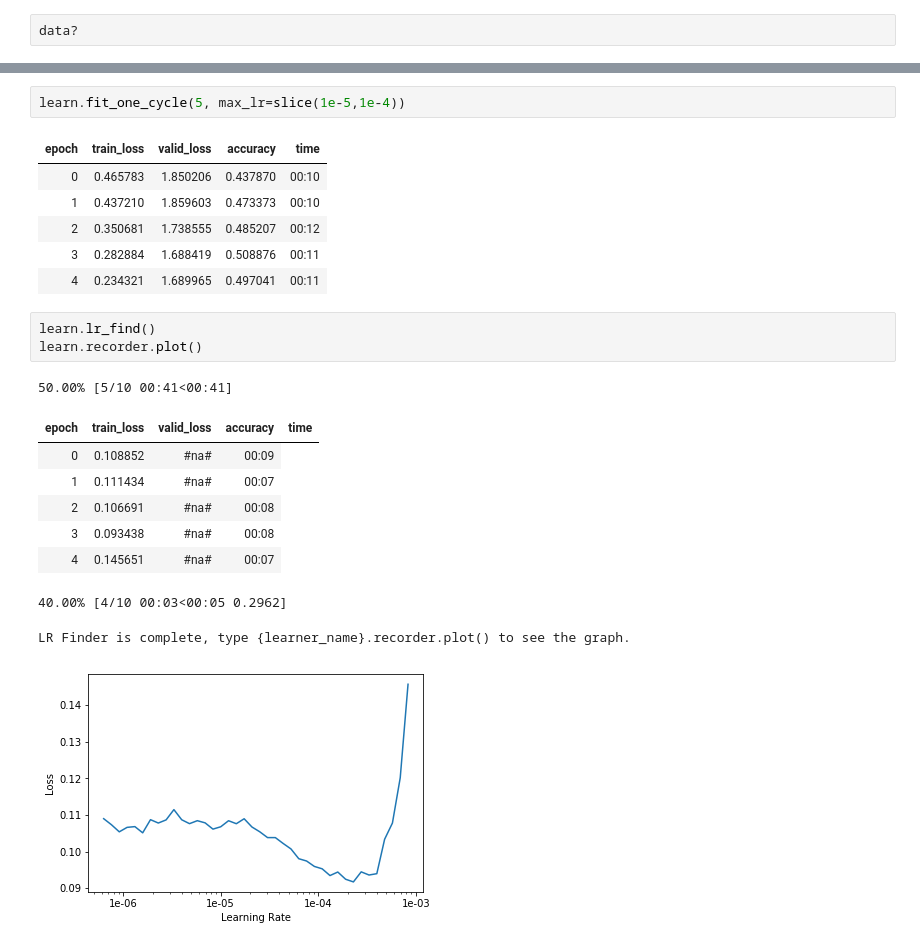
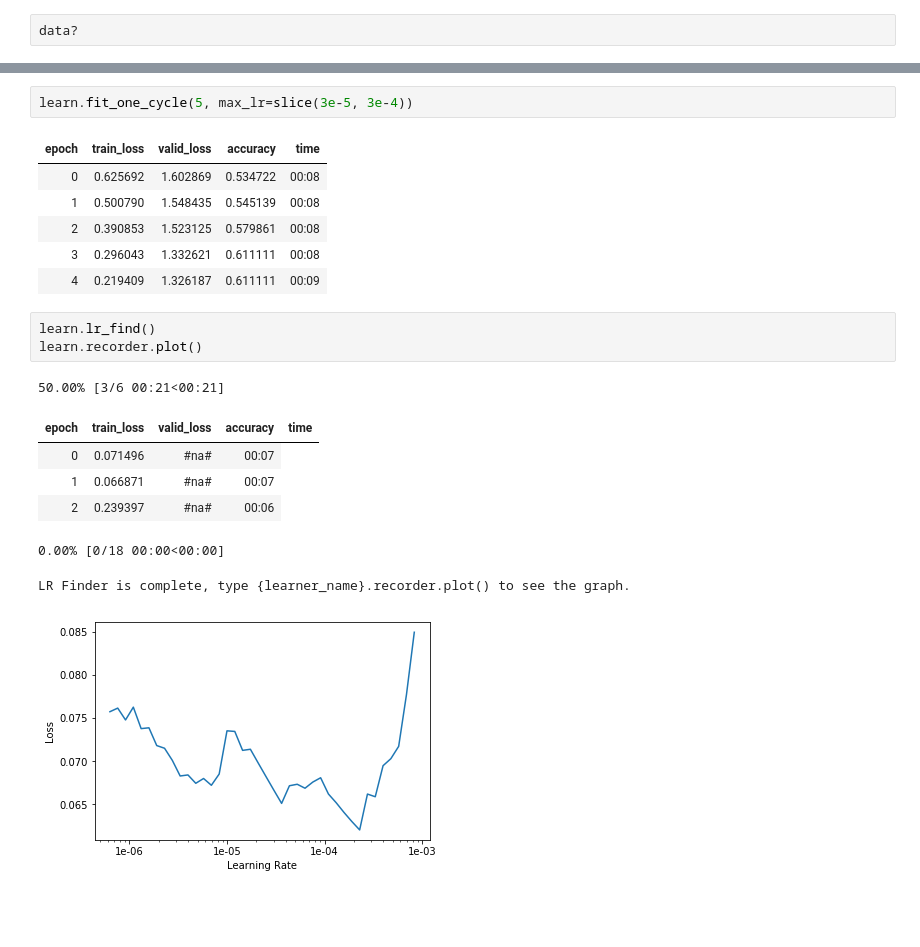
Before and after one commit to sahiljuneja/kaggle-ctds, a Jupyter notebook: model_train.ipynb, the cells around one changed output, grey strips where cells are left out. Drawn from its saved outputs; the diff is of its cells as text; blank space fills up the shorter version.

```diff
--- a/model_train.ipynb
+++ b/model_train.ipynb
@@ -70,24 +75,22 @@ learn.recorder.plot()
 # %%
-learn.fit_one_cycle(5, max_lr=slice(1e-5,1e-4))
+learn.fit_one_cycle(5, max_lr=slice(3e-5, 3e-4))
 # %% [output]
 | epoch | train_loss | valid_loss | accuracy | time |
-| 0 | 0.465783 | 1.850206 | 0.437870 | 00:10 |
-| 1 | 0.437210 | 1.859603 | 0.473373 | 00:10 |
-| 2 | 0.350681 | 1.738555 | 0.485207 | 00:12 |
-| 3 | 0.282884 | 1.688419 | 0.508876 | 00:11 |
-| 4 | 0.234321 | 1.689965 | 0.497041 | 00:11 |
+| 0 | 0.625692 | 1.602869 | 0.534722 | 00:08 |
+| 1 | 0.500790 | 1.548435 | 0.545139 | 00:08 |
+| 2 | 0.390853 | 1.523125 | 0.579861 | 00:08 |
+| 3 | 0.296043 | 1.332621 | 0.611111 | 00:08 |
+| 4 | 0.219409 | 1.326187 | 0.611111 | 00:09 |
 # %%
 learn.lr_find()
 learn.recorder.plot()
 # %% [output]
-50.00% [5/10 00:41<00:41]
+50.00% [3/6 00:21<00:21]
 | epoch | train_loss | valid_loss | accuracy | time |
-| 0 | 0.108852 | #na# | 00:09 |
-| 1 | 0.111434 | #na# | 00:07 |
-| 2 | 0.106691 | #na# | 00:08 |
-| 3 | 0.093438 | #na# | 00:08 |
-| 4 | 0.145651 | #na# | 00:07 |
+| 0 | 0.071496 | #na# | 00:07 |
+| 1 | 0.066871 | #na# | 00:07 |
+| 2 | 0.239397 | #na# | 00:06 |
-40.00% [4/10 00:03<00:05 0.2962]
+0.00% [0/18 00:00<00:00]
 LR Finder is complete, type {learner_name}.recorder.plot() to see the graph.
-[figure, old version]
+[figure, new version]
 # %%
```
Also changed, not shown: parts of 23 cells of this notebook.
